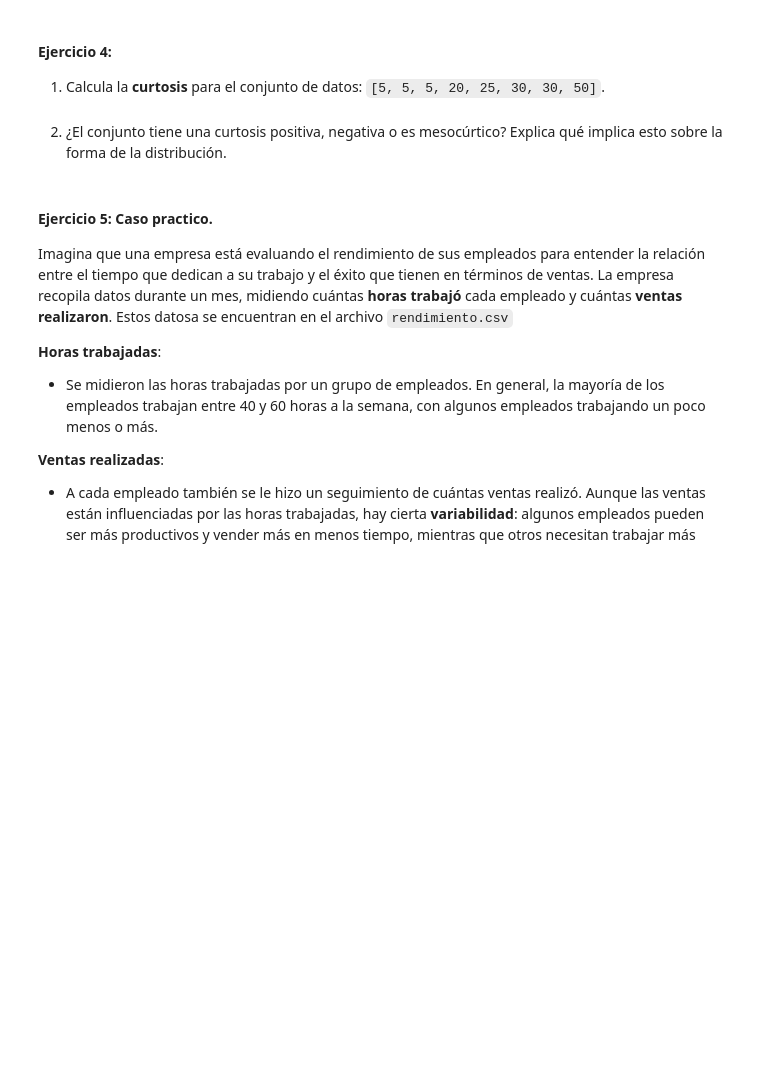
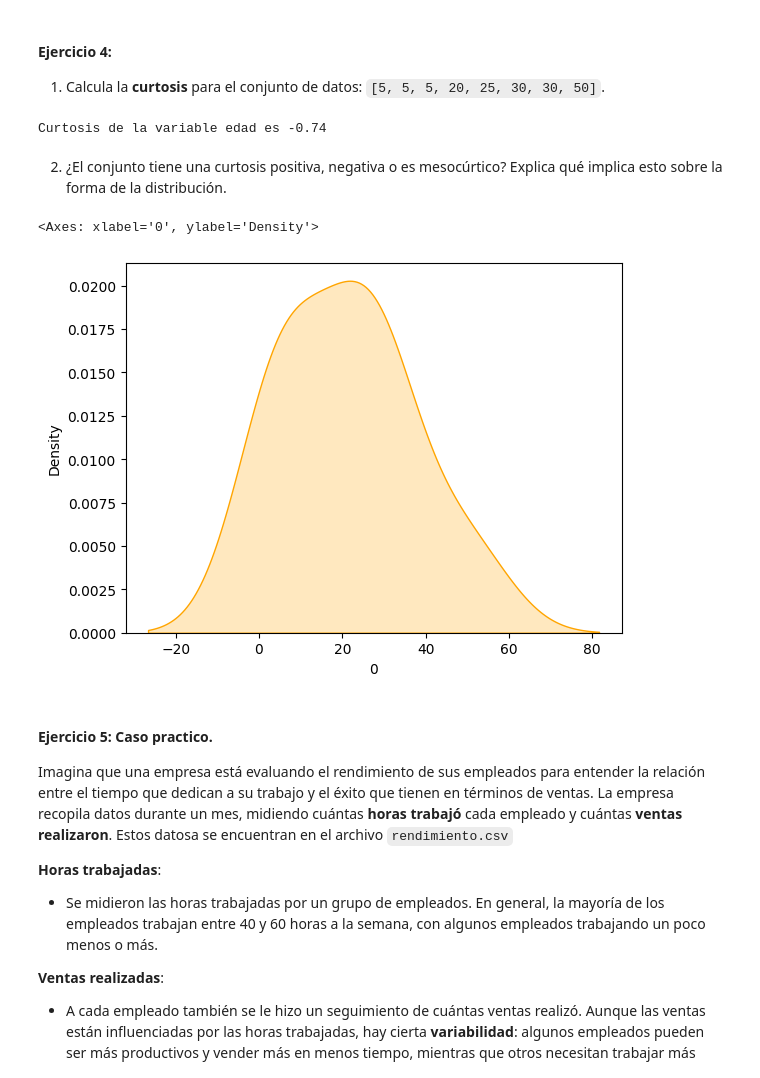
Before and after one commit to santiagorodriguez-dev/laboratorio-modulo6-leccion01-estadistica-descriptiva, a Jupyter notebook: notebooks/laboratorio-modulo6-leccion01-estadistica-descriptiva.ipynb, the cells around one changed output. Saved outputs shown, nothing was run; the diff lists cells and outputs as text; code cells hidden in the pictures; blank space fills up the shorter version.

```diff
--- a/notebooks/laboratorio-modulo6-leccion01-estadistica-descriptiva.ipynb
+++ b/notebooks/laboratorio-modulo6-leccion01-estadistica-descriptiva.ipynb
@@ -124,2 +122,9 @@ La asimetria es: 0.16
+# %%
+datos_4 = [5, 5, 5, 20, 25, 30, 30, 50]
+df_datos_4 = pd.DataFrame(datos_4)
+curtosis = stats.kurtosis(df_datos_4[0])
+print(f"Curtosis de la variable edad es {round(curtosis, 2)}")
+# %% [output]
+Curtosis de la variable edad es -0.74
 # %% [markdown]
 2. ¿El conjunto tiene una curtosis positiva, negativa o es mesocúrtico? Explica qué implica esto sobre la forma de la distribución.
@@ -128,3 +131,12 @@ La asimetria es: 0.16
+# %%
+sns.kdeplot(df_datos_4[0],
+            fill=True,
+            color = "orange")
+
+# Indica que la distribución tiene colas más ligeras y un pico más bajo y ancho en comparación con una distribución normal
+# %% [output]
+<Axes: xlabel='0', ylabel='Density'>
+[figure, added]
 # %% [markdown]
 #### Ejercicio 5: Caso practico.
 
```
Also changed, not shown: parts of 2 cells of this notebook.
